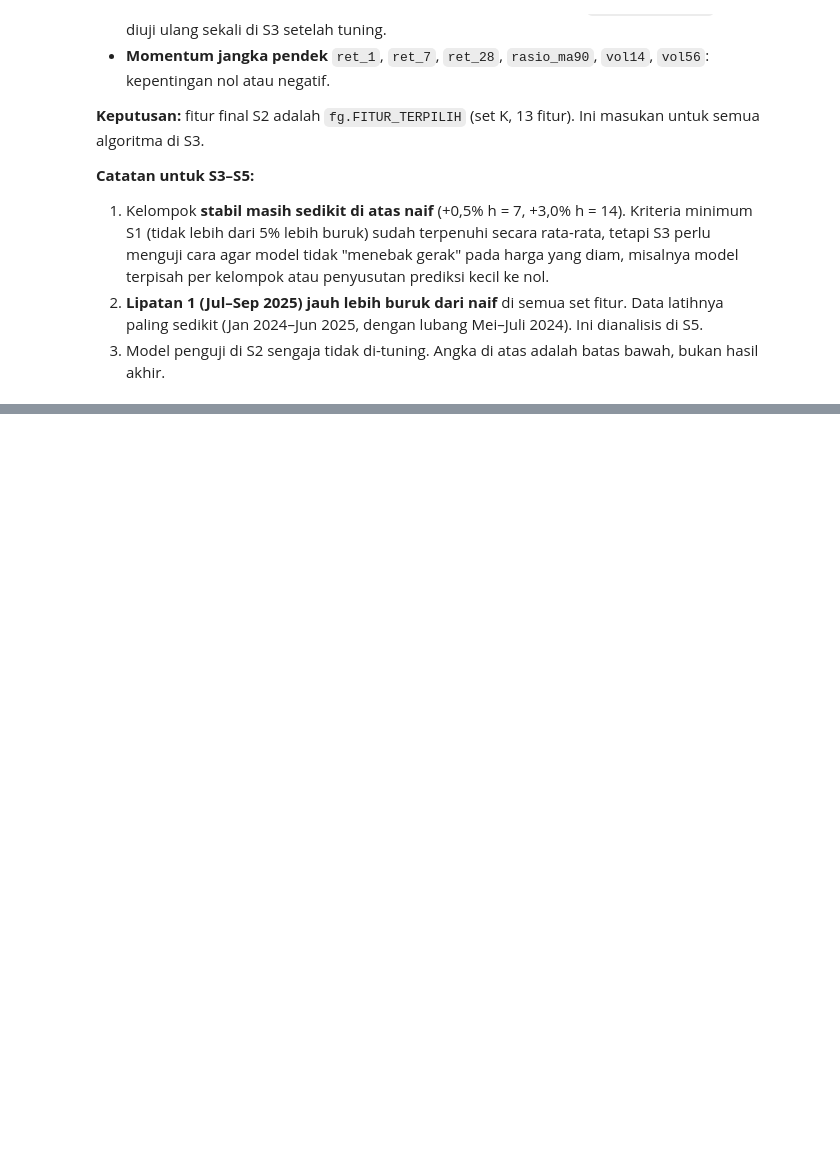
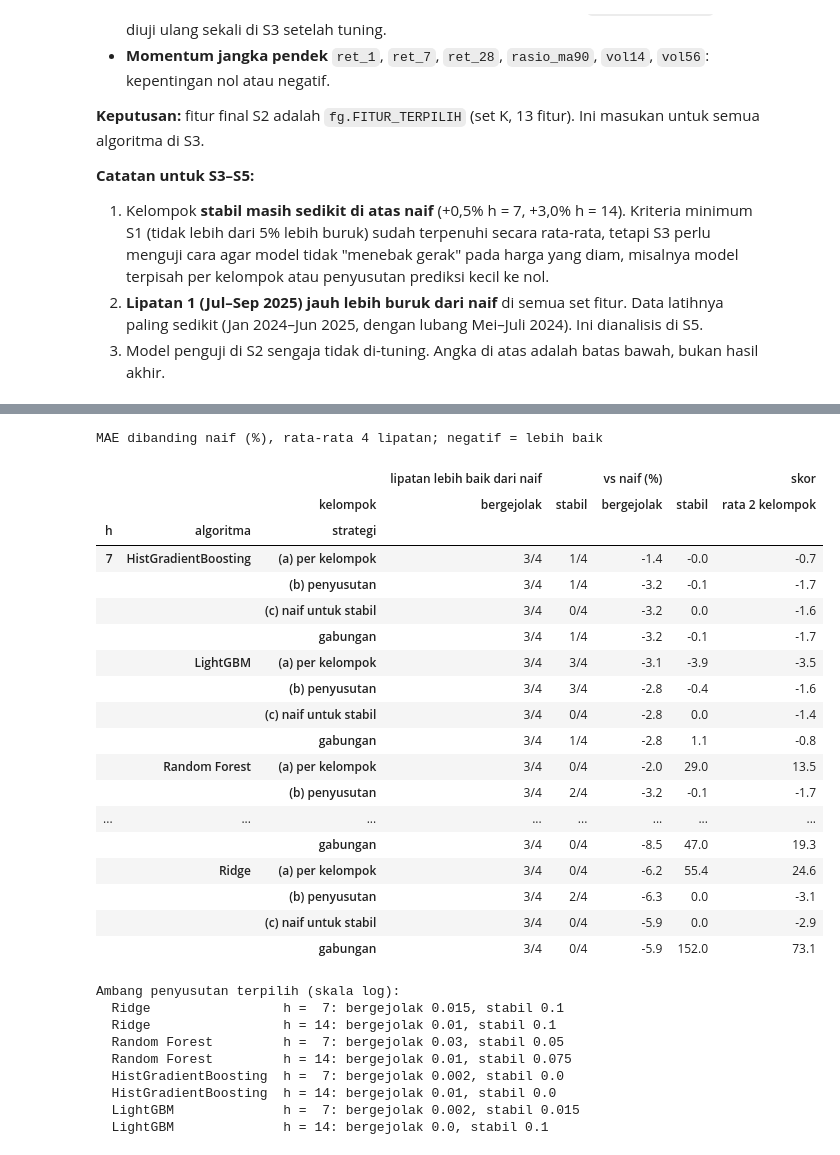
Before and after one commit to Arjunamelix/da-ds-2026-kelompok-04, a Jupyter notebook: notebooks/pemodelan.ipynb, the cells around one changed output, grey strips where cells are left out. Saved outputs shown, nothing was run; the diff lists cells and outputs as text; code cells hidden in the pictures; blank space fills up the shorter version.

```diff
--- a/notebooks/pemodelan.ipynb
+++ b/notebooks/pemodelan.ipynb
@@ -862,0 +1069,68 @@ MAE dibanding naif (%), negatif = lebih baik
+# %%
+KISI_TAU = [0.0, 0.002, 0.005, 0.01, 0.015, 0.02, 0.03, 0.05, 0.075, 0.1]
+
+def pilih_tau(oof):
+    # Ambang terbaik per kelompok: rata-rata rasio MAE terhadap naif atas 4 lipatan paling kecil
+    tau = {}
+    for g in vg.KELOMPOK:
+        d = oof[oof.kelompok == g]
+        skor_tau = {t: vg.ringkas(d.assign(p=mg.susut(d.pred.values, t)), "p")["rasio"].mean() for t in KISI_TAU}
+        tau[g] = min(skor_tau, key=skor_tau.get)
+    return tau
+
+OOF_KEL, TAU, STRATEGI = {}, {}, {}
+for a in RUANG:
+    for h in HORIZON:
+        dasar = OOF[(a, h)]
+        OOF_KEL[(a, h)] = vg.prediksi_lipatan(TAB[h], h, a, TERBAIK.loc[(a, h), "param"], K_FITUR, per_kelompok=True, seed=SEED)
+        TAU[(a, h)] = pilih_tau(dasar)
+        susut_ = dasar.copy()
+        for g, t in TAU[(a, h)].items():
+            s = susut_.kelompok == g
+            susut_.loc[s, "pred"] = mg.susut(susut_.loc[s, "pred"].values, t)
+        naif_stabil = dasar.copy()
+        naif_stabil.loc[naif_stabil.kelompok == "stabil", "pred"] = 0.0
+        for nama, o in [("gabungan", dasar), ("(a) per kelompok", OOF_KEL[(a, h)]), ("(b) penyusutan", susut_),
+                        ("(c) naif untuk stabil", naif_stabil)]:
+            STRATEGI[(f"{NAMA_ALGO[a]} · {nama}", h)] = o
+
+hasil_strategi = tabel_banding(STRATEGI)
+hasil_strategi[["algoritma", "strategi"]] = hasil_strategi.model.str.split(" · ", expand=True)
+tabel_strategi = hasil_strategi.pivot_table(index=["h", "algoritma", "strategi"], columns="kelompok",
+                                            values=["vs naif (%)", "lipatan lebih baik dari naif"], aggfunc="first")
+tabel_strategi[("skor", "rata 2 kelompok")] = tabel_strategi["vs naif (%)"].mean(axis=1)
+print("MAE dibanding naif (%), rata-rata 4 lipatan; negatif = lebih baik")
+display(tabel_strategi.round(1))
+print("Ambang penyusutan terpilih (skala log):")
+for (a, h), t in TAU.items():
+    print(f"  {NAMA_ALGO[a]:21s} h = {h:2d}: bergejolak {t['bergejolak']}, stabil {t['stabil']}")
+# %% [output]
+MAE dibanding naif (%), rata-rata 4 lipatan; negatif = lebih baik
+|  |  |  | lipatan lebih baik dari naif |  | vs naif (%) |  | skor |
+|  |  | kelompok | bergejolak | stabil | bergejolak | stabil | rata 2 kelompok |
+| h | algoritma | strategi |  |  |  |  |  |
+| 7 | HistGradientBoosting | (a) per kelompok | 3/4 | 1/4 | -1.4 | -0.0 | -0.7 |
+|  |  | (b) penyusutan | 3/4 | 1/4 | -3.2 | -0.1 | -1.7 |
+|  |  | (c) naif untuk stabil | 3/4 | 0/4 | -3.2 | 0.0 | -1.6 |
+|  |  | gabungan | 3/4 | 1/4 | -3.2 | -0.1 | -1.7 |
+|  | LightGBM | (a) per kelompok | 3/4 | 3/4 | -3.1 | -3.9 | -3.5 |
+|  |  | (b) penyusutan | 3/4 | 3/4 | -2.8 | -0.4 | -1.6 |
+|  |  | (c) naif untuk stabil | 3/4 | 0/4 | -2.8 | 0.0 | -1.4 |
+|  |  | gabungan | 3/4 | 1/4 | -2.8 | 1.1 | -0.8 |
+|  | Random Forest | (a) per kelompok | 3/4 | 0/4 | -2.0 | 29.0 | 13.5 |
+|  |  | (b) penyusutan | 3/4 | 2/4 | -3.2 | -0.1 | -1.7 |
+| ... | ... | ... | ... | ... | ... | ... | ... |
+|  |  | gabungan | 3/4 | 0/4 | -8.5 | 47.0 | 19.3 |
+|  | Ridge | (a) per kelompok | 3/4 | 0/4 | -6.2 | 55.4 | 24.6 |
+|  |  | (b) penyusutan | 3/4 | 2/4 | -6.3 | 0.0 | -3.1 |
+|  |  | (c) naif untuk stabil | 3/4 | 0/4 | -5.9 | 0.0 | -2.9 |
+|  |  | gabungan | 3/4 | 0/4 | -5.9 | 152.0 | 73.1 |
+Ambang penyusutan terpilih (skala log):
+  Ridge                 h =  7: bergejolak 0.015, stabil 0.1
+  Ridge                 h = 14: bergejolak 0.01, stabil 0.1
+  Random Forest         h =  7: bergejolak 0.03, stabil 0.05
+  Random Forest         h = 14: bergejolak 0.01, stabil 0.075
+  HistGradientBoosting  h =  7: bergejolak 0.002, stabil 0.0
+  HistGradientBoosting  h = 14: bergejolak 0.01, stabil 0.0
+  LightGBM              h =  7: bergejolak 0.002, stabil 0.015
+  LightGBM              h = 14: bergejolak 0.0, stabil 0.1
```
Also changed, not shown: parts of 27 cells of this notebook, 7 other files.
